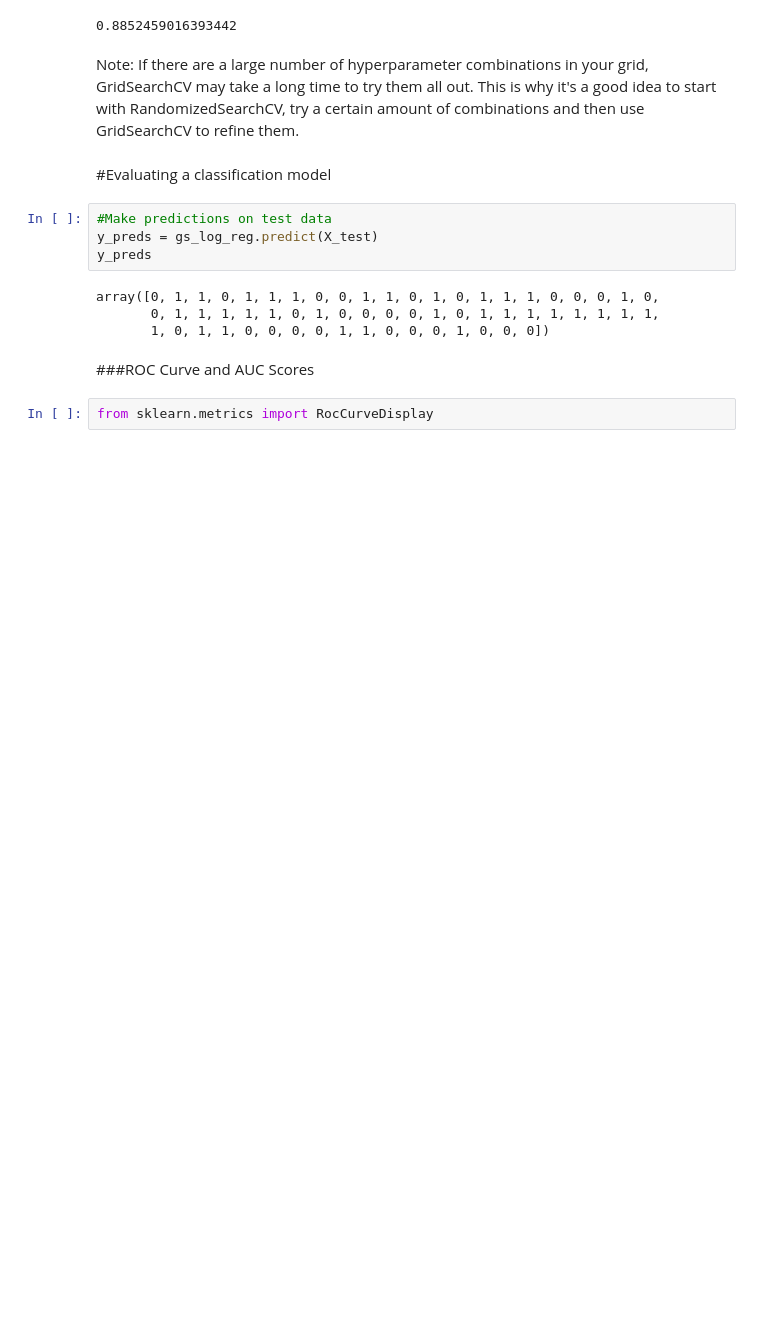
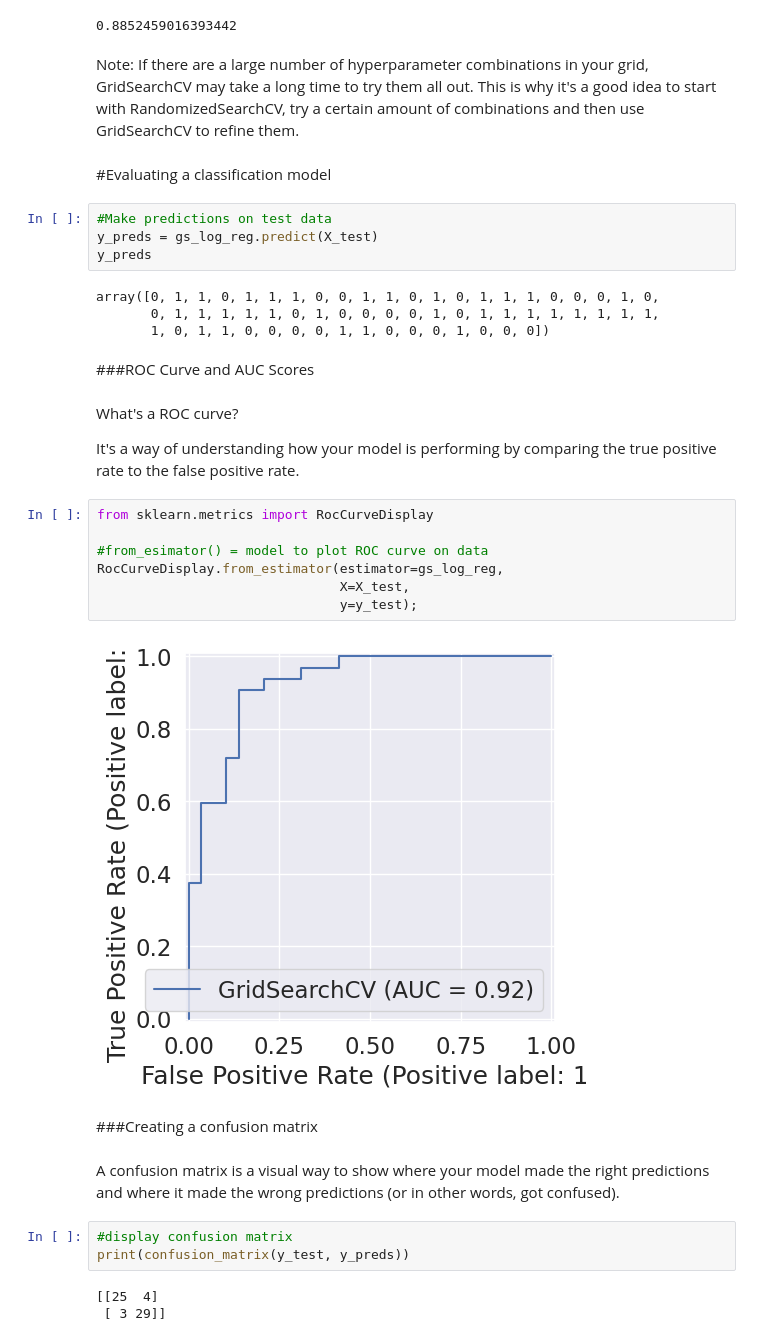
Before and after one commit to LochanaBandara03/heart-disease-classification, a Jupyter notebook: heart_disease_predict.ipynb, the cells around one changed output. Cells and saved outputs as stored; diff of their text form; blank space fills up the shorter version.

```diff
--- a/heart_disease_predict.ipynb
+++ b/heart_disease_predict.ipynb
@@ -597,5 +597,26 @@ array([0, 1, 1, 0, 1, 1, 1, 0, 0, 1, 1, 0, 1, 0, 1, 1, 1, 0, 0, 0, 1, 0,
        1, 0, 1, 1, 0, 0, 0, 0, 1, 1, 0, 0, 0, 1, 0, 0, 0])
 # %% [markdown]
 ###ROC Curve and AUC Scores
-# %%
-from sklearn.metrics import RocCurveDisplay
+# %% [markdown]
+What's a ROC curve?
+
+It's a way of understanding how your model is performing by comparing the true positive rate to the false positive rate.
+# %%
+from sklearn.metrics import RocCurveDisplay
+
+#from_esimator() = model to plot ROC curve on data
+RocCurveDisplay.from_estimator(estimator=gs_log_reg,
+                               X=X_test,
+                               y=y_test);
+# %% [output]
+[figure, added]
+# %% [markdown]
+###Creating a confusion matrix
+# %% [markdown]
+A confusion matrix is a visual way to show where your model made the right predictions and where it made the wrong predictions (or in other words, got confused).
+# %%
+#display confusion matrix
+print(confusion_matrix(y_test, y_preds))
+# %% [output]
+[[25  4]
+ [ 3 29]]
```
Also changed, not shown: parts of 29 cells of this notebook.
